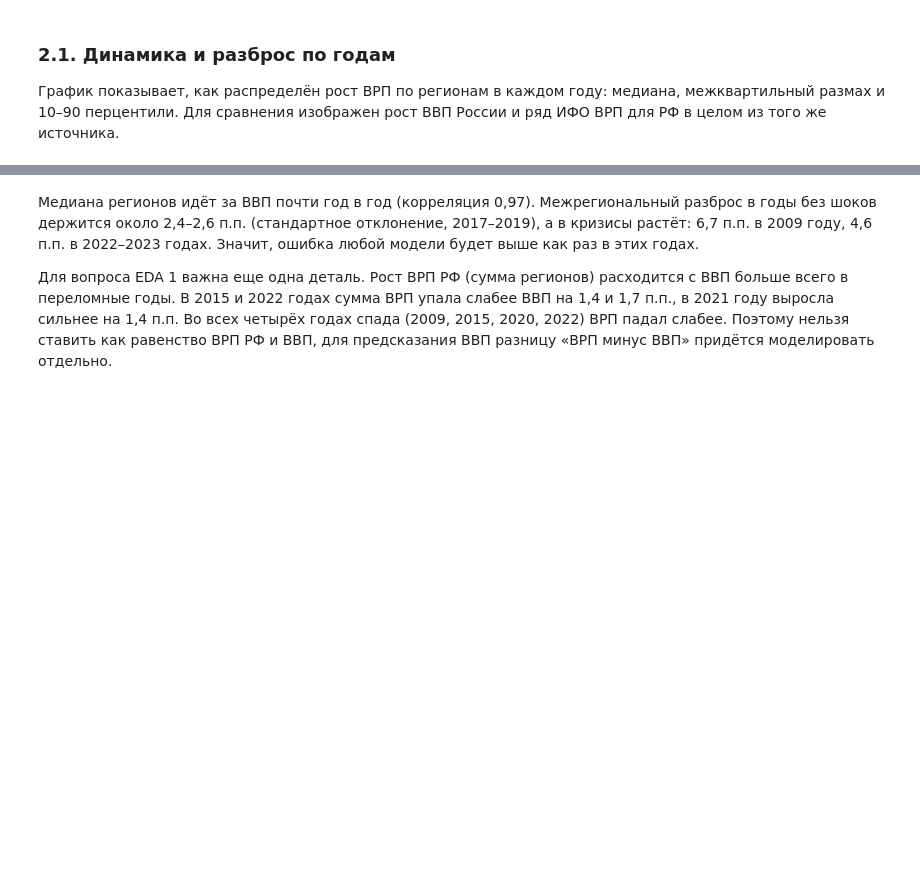
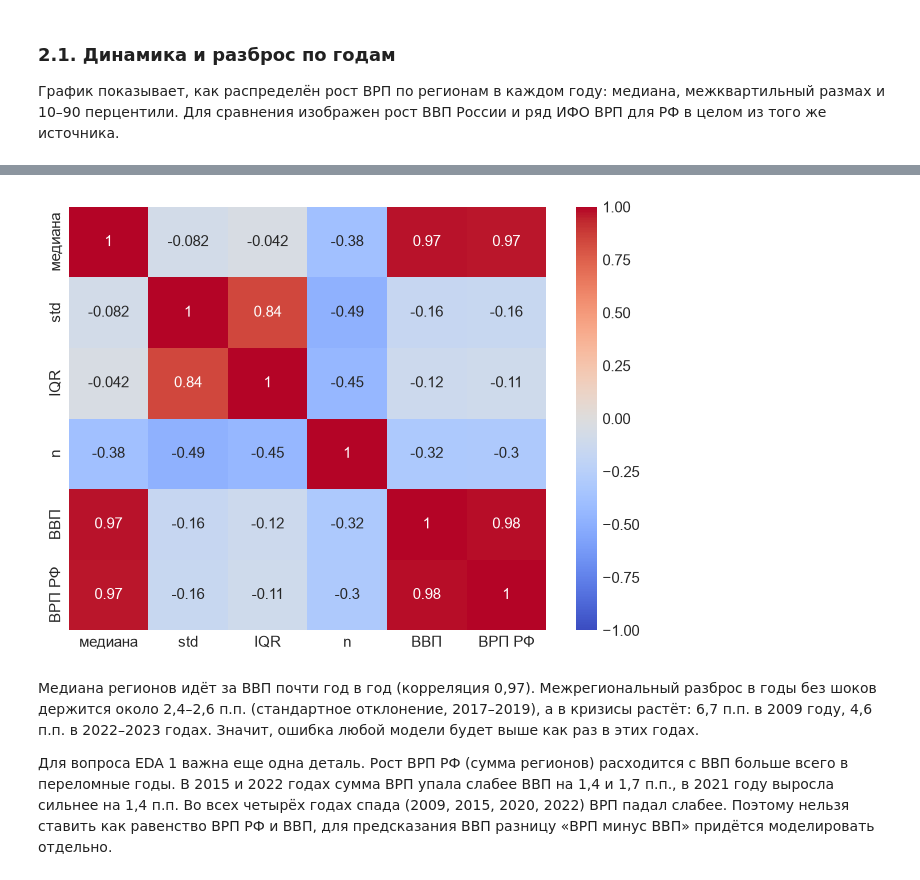
Before and after one commit to shdw53/macroeconomic-nowcasting, a Jupyter notebook: EDA/eda.ipynb, the cells around one changed output, grey strips where cells are left out. Cells and saved outputs as stored; diff of their text form; code cells hidden in the pictures; blank space fills up the shorter version.

```diff
--- a/EDA/eda.ipynb
+++ b/EDA/eda.ipynb
@@ -156,2 +174,10 @@ name
 # %% [markdown]
 Ноль в индексе физического объёма - это пропуск, записанный в источнике (ЕМИСС) нулём. Нули стоят у четырёх автономных округов за 1997–2000 годы (тогда Росстат не выделял их из областей) и у Чечни за 1997–2005 годы. 2005 год Чечни попадает в обучающее окно, так что без замены на пропуск модель получила бы падение ВРП на 100%. Заменяю нули на NaN.
+# %%
+grp.loc[grp['ifo'] == 0, 'ifo'] = np.nan
+grp['g'] = grp['ifo'] - 100
+
+grp_sample = grp[grp['region_id'].isin(sample_ids)].copy()
+grp_sample['name'] = grp_sample['region_id'].map(region_names)
+grp_sample['fd'] = grp_sample['region_id'].map(region_fd)
+grp_sample['period'] = grp_sample['year'].map(get_period)
@@ -195,4 +223,16 @@ name
 ### 2.1. Динамика и разброс по годам
 
 График показывает, как распределён рост ВРП по регионам в каждом году: медиана, межквартильный размах и 10–90 перцентили. Для сравнения изображен рост ВВП России и ряд ИФО ВРП для РФ в целом из того же источника.
+# %%
+gdp = national_annual.pivot(index='year', columns='feature', values='value')
+gdp.index = gdp.index.astype(int)
+gdp_growth = gdp['gdp_yoy_y'].fillna(gdp['gdp_old_yoy_y']) - 100
+# %%
+target_long = pd.read_parquet(path_processed / 'target_grp_long.parquet')
+rf_rows = target_long[target_long['feature'].isin(['grp_yoy', 'grp_okved1_yoy']) & target_long['region_id'].str.startswith('rossiyskaya_federatsiya')].copy()
+rf_rows['year'] = rf_rows['year'].astype(int)
+rf_rows = rf_rows.pivot_table(index='year', columns='region_id', values='value')
+
+# с 2023 года Росстат даёт строку «РФ без учёта новых субъектов»
+rf_grp_growth = rf_rows['rossiyskaya_federatsiya'].fillna(rf_rows['rossiyskaya_federatsiya_bez_ucheta_novykh_subektov_s_01_01_2023']) - 100
 # %%
@@ -240,0 +257,11 @@ plt.show()
+# %%
+grp_2005 = grp_sample[grp_sample['year'] >= 2005]
+
+dispersion = pd.DataFrame()
+dispersion['медиана'] = grp_2005.groupby('year')['g'].median()
+dispersion['std'] = grp_2005.groupby('year')['g'].std()
+dispersion['IQR'] = grp_2005.groupby('year')['g'].quantile(0.75) - grp_2005.groupby('year')['g'].quantile(0.25)
+dispersion['n'] = grp_2005.groupby('year')['g'].count()
+dispersion['ВВП'] = gdp_growth
+dispersion['ВРП РФ'] = rf_grp_growth
+dispersion.T
@@ -241,3 +276,9 @@ plt.show()
+# %%
+fig, ax = plt.subplots(figsize=(7, 5))
+sns.heatmap(dispersion.corr(), vmax=1, vmin=-1, cmap='coolwarm', annot=True, ax=ax)
+plt.show()
+# %% [output]
+[figure, added]
 # %% [markdown]
 Медиана регионов идёт за ВВП почти год в год (корреляция 0,97). Межрегиональный разброс в годы без шоков держится около 2,4–2,6 п.п. (стандартное отклонение, 2017–2019), а в кризисы растёт: 6,7 п.п. в 2009 году, 4,6 п.п. в 2022–2023 годах. Значит, ошибка любой модели будет выше как раз в этих годах.
 
```
Also changed, not shown: parts of 115 cells of this notebook, 2 other files.
